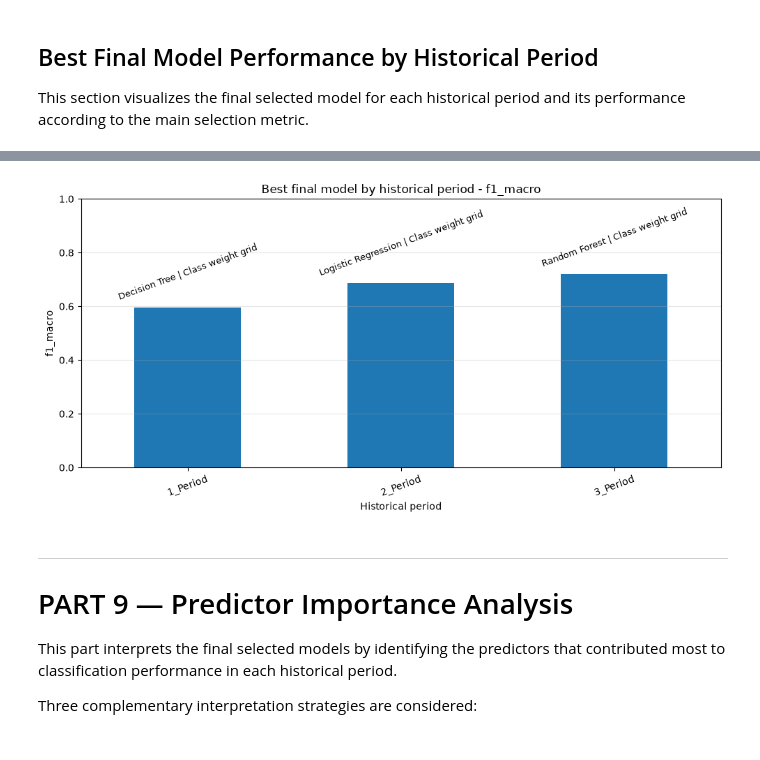
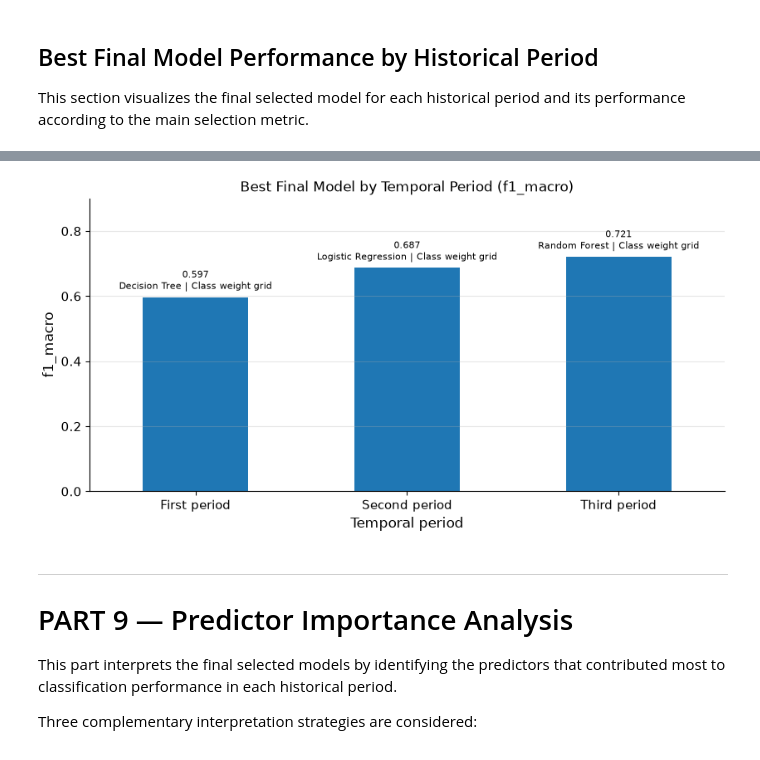
Before and after one commit to datascienceyt/satisfaction_democracy, a Jupyter notebook: ecuador_satisfaccion_democracia.ipynb, the cells around one changed output, grey strips where cells are left out. Saved outputs shown, nothing was run; the diff lists cells and outputs as text; code cells hidden in the pictures.

```diff
--- a/ecuador_satisfaccion_democracia.ipynb
+++ b/ecuador_satisfaccion_democracia.ipynb
@@ -1451,7 +1901,10 @@ for period in periods:
             period=period,
             fitted_model=fitted_model,
             X_test=X_test,
-            y_test=y_test
+            y_test=y_test,
+            period_display_labels=PERIOD_DISPLAY_LABELS,
+            experiment="Class weight grid",
+            save_confusion_matrix=True
         )
 
         # Save metrics for the final comparison table.
@@ -1819,7 +2272,10 @@ for period in periods:
             period=period,
             fitted_model=fitted_model,
             X_test=X_test,
-            y_test=y_test
+            y_test=y_test,
+            period_display_labels=PERIOD_DISPLAY_LABELS,
+            experiment="RandomOverSampler",
+            save_confusion_matrix=True
         )
 
         ros_results.append(metrics)
@@ -2360,7 +2816,10 @@ for period in periods:
             period=period,
             fitted_model=fitted_model,
             X_test=X_test,
-            y_test=y_test
+            y_test=y_test,
+            period_display_labels=PERIOD_DISPLAY_LABELS,
+            experiment="SMOTENC",
+            save_confusion_matrix=True
         )
 
         smotenc_results.append(metrics)
@@ -2696,16 +3215,20 @@ This section visualizes the final selected model for each historical period and
 
 metric = REFIT_METRIC
 
-# Create a readable label with the selected model and experiment.
+# Create plotting data
 plot_data = best_final_by_period.copy()
 
+# Add readable period labels
+plot_data["period_label"] = plot_data["period"].map(PERIOD_DISPLAY_LABELS)
+
+# Create readable selected model label
 plot_data["model_experiment"] = (
     plot_data["model"]
     + " | "
     + plot_data["experiment"]
 )
 
-# Keep the historical periods in the intended order.
+# Keep periods in intended order
 plot_data = (
     plot_data
     .set_index("period")
@@ -2713,36 +3236,59 @@ plot_data = (
     .reset_index()
 )
 
+plot_data["period_label"] = plot_data["period"].map(PERIOD_DISPLAY_LABELS)
+
+# Export table used for the figure
+plot_data.to_csv(
+    MODEL_PERFORMANCE_TABLES_DIR / "best_final_model_by_period.csv",
+    index=False
+)
+
 display(plot_data)
 
-# Plot only the final selected model for each historical period.
-ax = plot_data.plot(
-    kind="bar",
-    x="period",
-    y=metric,
-    figsize=(10, 5),
-    legend=False,
-    rot=20
+# Plot
+fig, ax = plt.subplots(
+    figsize=FIGURE_SIZE_WIDE,
+    constrained_layout=True
 )
 
-ax.set_title(f"Best final model by historical period - {metric}")
-ax.set_xlabel("Historical period")
+plot_data.plot(
+    kind="bar",
+    x="period_label",
+    y=metric,
+    ax=ax,
+    legend=False,
+    rot=0
+)
+
+ax.set_title(f"Best Final Model by Temporal Period ({metric})")
+ax.set_xlabel("Temporal period")
 ax.set_ylabel(metric)
-ax.set_ylim(0, 1)
+ax.set_ylim(0, min(1.05, plot_data[metric].max() + 0.18))
 ax.grid(axis="y", alpha=0.3)
 
-# Add model labels above each bar.
+# Add metric value and selected model above each bar
 for i, row in plot_data.iterrows():
     ax.text(
         i,
-        row[metric] + 0.02,
-        row["model_experiment"],
+        row[metric] + 0.015,
+        f"{row[metric]:.3f}\n{row['model_experiment']}",
         ha="center",
         va="bottom",
-        rotation=20,
-        fontsize=9
+        fontsize=8
     )
 
-plt.tight_layout()
+
+fig.savefig(
+    MODEL_PERFORMANCE_FIGURES_DIR / f"best_final_model_by_period_{metric}.png",
+    dpi=FIGURE_DPI,
+    bbox_inches="tight"
+)
+
+fig.savefig(
+    MODEL_PERFORMANCE_FIGURES_DIR / f"best_final_model_by_period_{metric}.pdf",
+    bbox_inches="tight"
+)
+
 plt.show()
 # %% [output]
@@ -2753,4 +3299,4 @@ plt.show()
-[figure, old version]
+[figure, new version]
 # %% [markdown]
 ---
 
```
Also changed, not shown: parts of 35 cells of this notebook, 1 other file.
